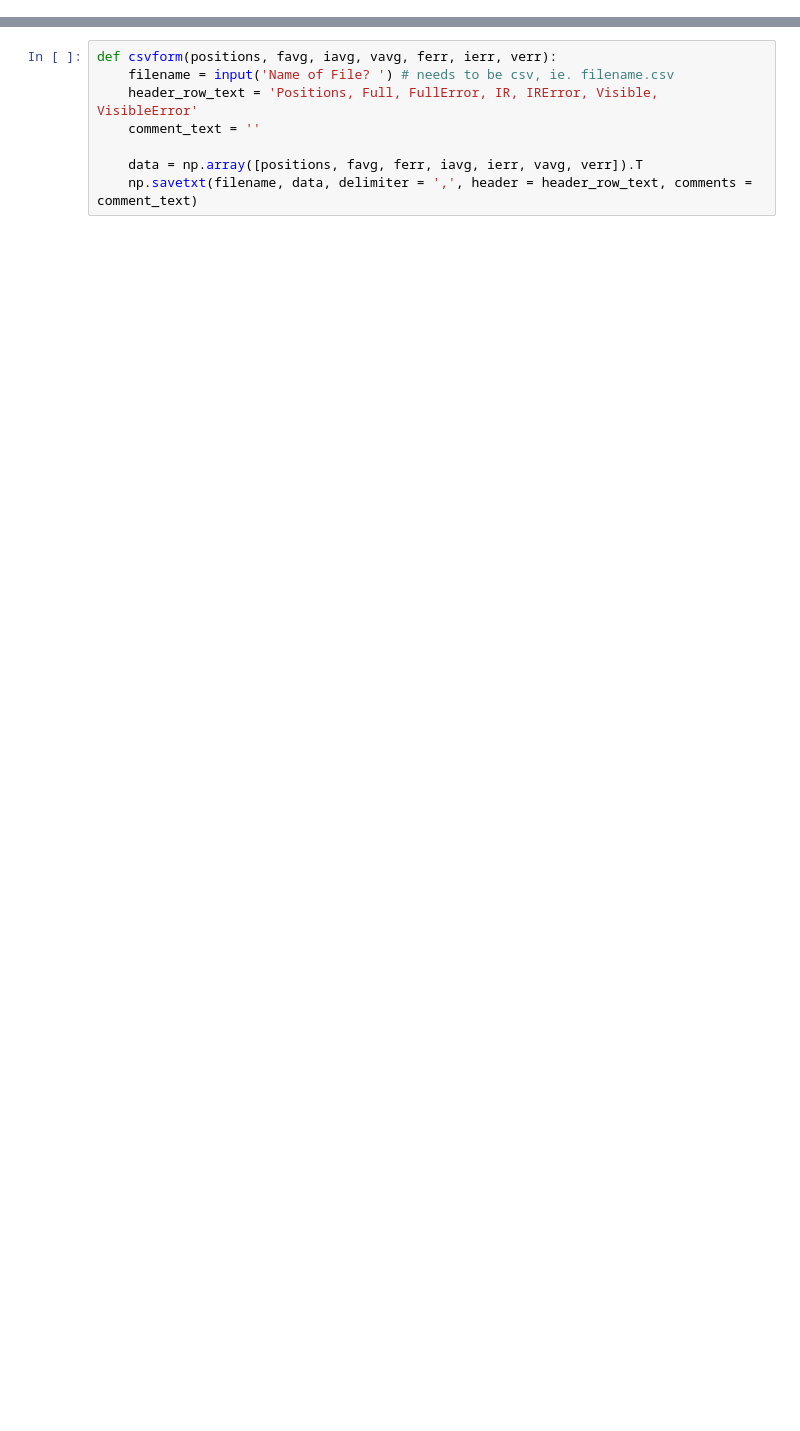
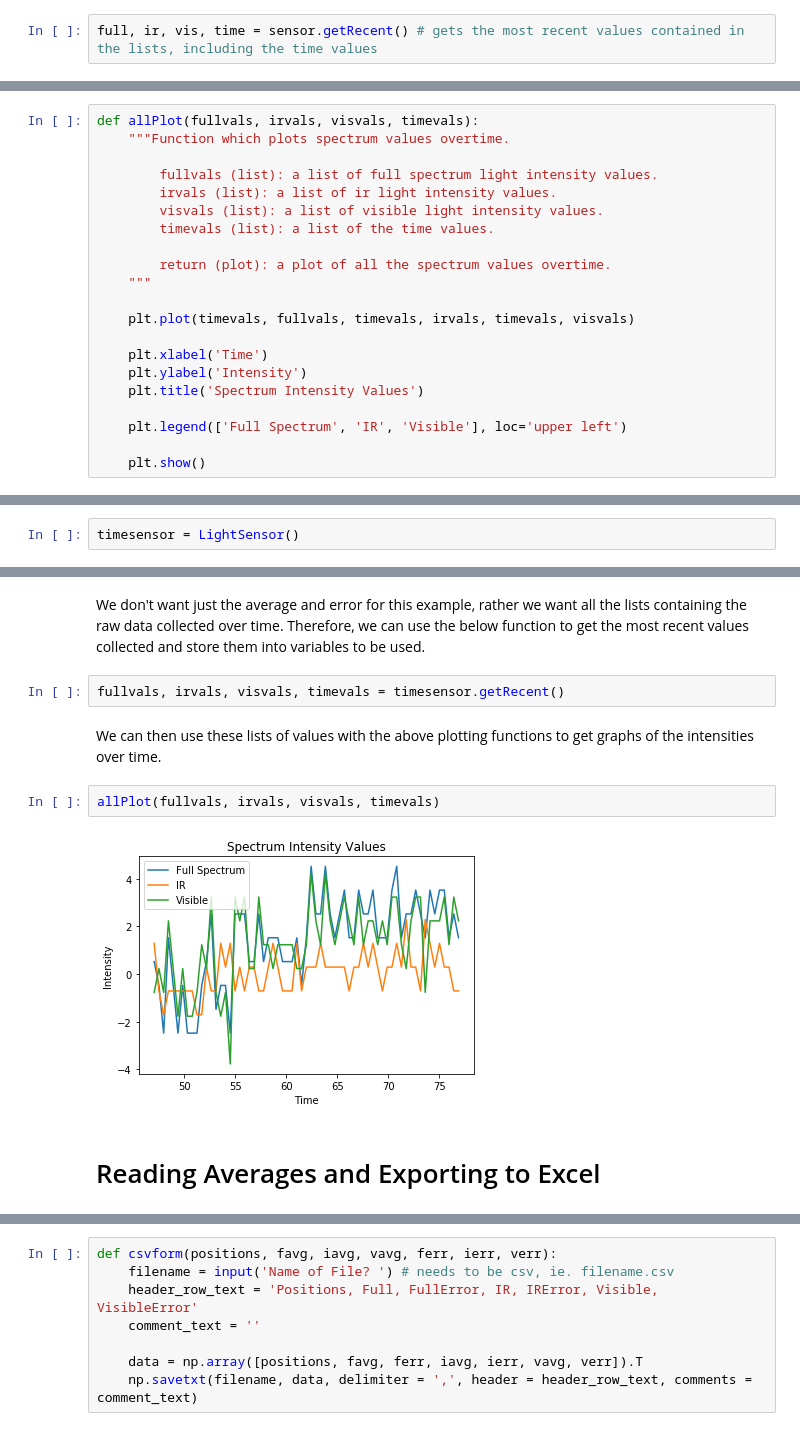
Before and after one commit to TLU-Physics/LightSensorInterface, a Jupyter notebook: Light Sensor Example.ipynb, the cells around one changed output, grey strips where cells are left out. Cells and saved outputs as stored; diff of their text form; blank space fills up the shorter version.

```diff
--- a/Light Sensor Example.ipynb
+++ b/Light Sensor Example.ipynb
@@ -209,0 +63,2 @@ def timeplot(fullvals, irvals, visvals, timevals):
+# %%
+full, ir, vis, time = sensor.getRecent() # gets the most recent values contained in the lists, including the time values
@@ -209,0 +74,21 @@ def timeplot(fullvals, irvals, visvals, timevals):
+# %%
+def allPlot(fullvals, irvals, visvals, timevals):
+    """Function which plots spectrum values overtime.
+
+        fullvals (list): a list of full spectrum light intensity values.
+        irvals (list): a list of ir light intensity values.
+        visvals (list): a list of visible light intensity values.
+        timevals (list): a list of the time values.
+
+        return (plot): a plot of all the spectrum values overtime.
+    """
+
+    plt.plot(timevals, fullvals, timevals, irvals, timevals, visvals)
+
+    plt.xlabel('Time')
+    plt.ylabel('Intensity')
+    plt.title('Spectrum Intensity Values')
+
+    plt.legend(['Full Spectrum', 'IR', 'Visible'], loc='upper left')
+
+    plt.show()
@@ -209,0 +97,2 @@ def timeplot(fullvals, irvals, visvals, timevals):
+# %%
+timesensor = LightSensor()
@@ -209,0 +119,12 @@ def timeplot(fullvals, irvals, visvals, timevals):
+# %% [markdown]
+We don't want just the average and error for this example, rather we want all the lists containing the raw data collected over time. Therefore, we can use the below function to get the most recent values collected and store them into variables to be used.
+# %%
+fullvals, irvals, visvals, timevals = timesensor.getRecent()
+# %% [markdown]
+We can then use these lists of values with the above plotting functions to get graphs of the intensities over time.
+# %%
+allPlot(fullvals, irvals, visvals, timevals)
+# %% [output]
+[figure, added]
+# %% [markdown]
+# Reading Averages and Exporting to Excel
```
Also changed, not shown: parts of 65 cells of this notebook, 1 other file.
